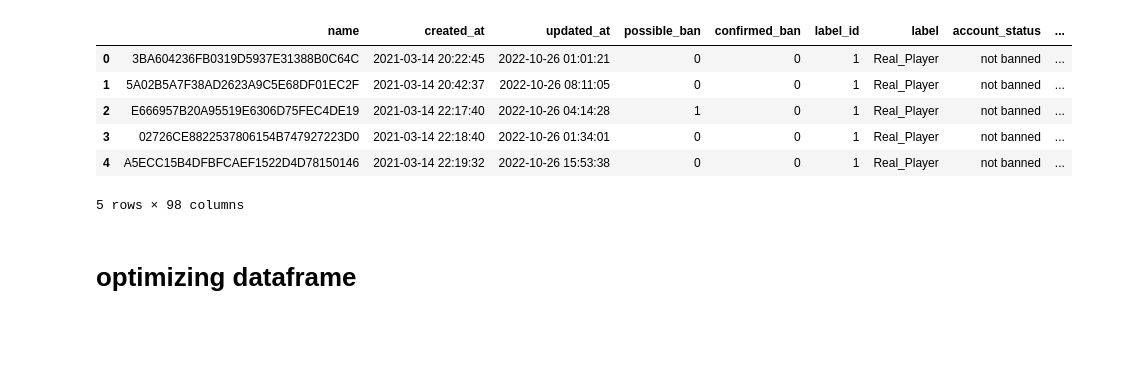
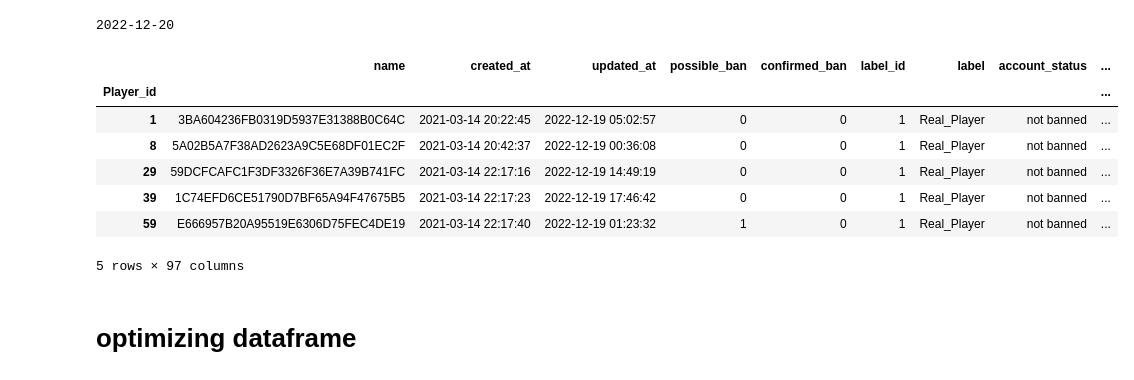
Before and after one commit to Bot-detector/bot-detector-ml-training, a Jupyter notebook: src/discovery/pct_ratios.ipynb, the cells around one changed output. Drawn from its saved outputs; the diff is of its cells as text; code cells hidden in the pictures; blank space fills up the shorter version.

```diff
--- a/src/discovery/pct_ratios.ipynb
+++ b/src/discovery/pct_ratios.ipynb
@@ -12,18 +13,26 @@ import matplotlib.pyplot as plt
 import numpy as np
 # %%
 now = datetime.now().strftime("%Y-%m-%d")
+print(now)
+# %% [output]
+2022-12-20
+# %%
+# we should use the date of the raw file
+now = "2022-10-26"
+raw_path = f"../data/raw/{now}_hiscore_data.parquet.gzip"
+save_path = f"../data/calculated/{now}"
 # %%
-df = pd.read_parquet("../data/2022-10-26_hiscore_data.parquet.gzip")
-now = '2022-10-26'
+df = pd.read_parquet(raw_path)
 df.head()
 # %% [output]
 |  | name | created_at | updated_at | possible_ban | confirmed_ban | label_id | label | account_status | ... |
-| 0 | 3BA604236FB0319D5937E31388B0C64C | 2021-03-14 20:22:45 | 2022-10-26 01:01:21 | 0 | 0 | 1 | Real_Player | not banned | ... |
-| 1 | 5A02B5A7F38AD2623A9C5E68DF01EC2F | 2021-03-14 20:42:37 | 2022-10-26 08:11:05 | 0 | 0 | 1 | Real_Player | not banned | ... |
-| 2 | E666957B20A95519E6306D75FEC4DE19 | 2021-03-14 22:17:40 | 2022-10-26 04:14:28 | 1 | 0 | 1 | Real_Player | not banned | ... |
-| 3 | 02726CE8822537806154B747927223D0 | 2021-03-14 22:18:40 | 2022-10-26 01:34:01 | 0 | 0 | 1 | Real_Player | not banned | ... |
-| 4 | A5ECC15B4DFBFCAEF1522D4D78150146 | 2021-03-14 22:19:32 | 2022-10-26 15:53:38 | 0 | 0 | 1 | Real_Player | not banned | ... |
+| Player_id |  |  |  |  |  |  |  |  | ... |
+| 1 | 3BA604236FB0319D5937E31388B0C64C | 2021-03-14 20:22:45 | 2022-12-19 05:02:57 | 0 | 0 | 1 | Real_Player | not banned | ... |
+| 8 | 5A02B5A7F38AD2623A9C5E68DF01EC2F | 2021-03-14 20:42:37 | 2022-12-19 00:36:08 | 0 | 0 | 1 | Real_Player | not banned | ... |
+| 29 | 59DCFCAFC1F3DF3326F36E7A39B741FC | 2021-03-14 22:17:16 | 2022-12-19 14:49:19 | 0 | 0 | 1 | Real_Player | not banned | ... |
+| 39 | 1C74EFD6CE51790D7BF65A94F47675B5 | 2021-03-14 22:17:23 | 2022-12-19 17:46:42 | 0 | 0 | 1 | Real_Player | not banned | ... |
+| 59 | E666957B20A95519E6306D75FEC4DE19 | 2021-03-14 22:17:40 | 2022-12-19 01:23:32 | 1 | 0 | 1 | Real_Player | not banned | ... |
-5 rows × 98 columns
+5 rows × 97 columns
 # %% [markdown]
 # optimizing dataframe
 # %%
```
Also changed, not shown: parts of 12 cells of this notebook, 9 other files.
